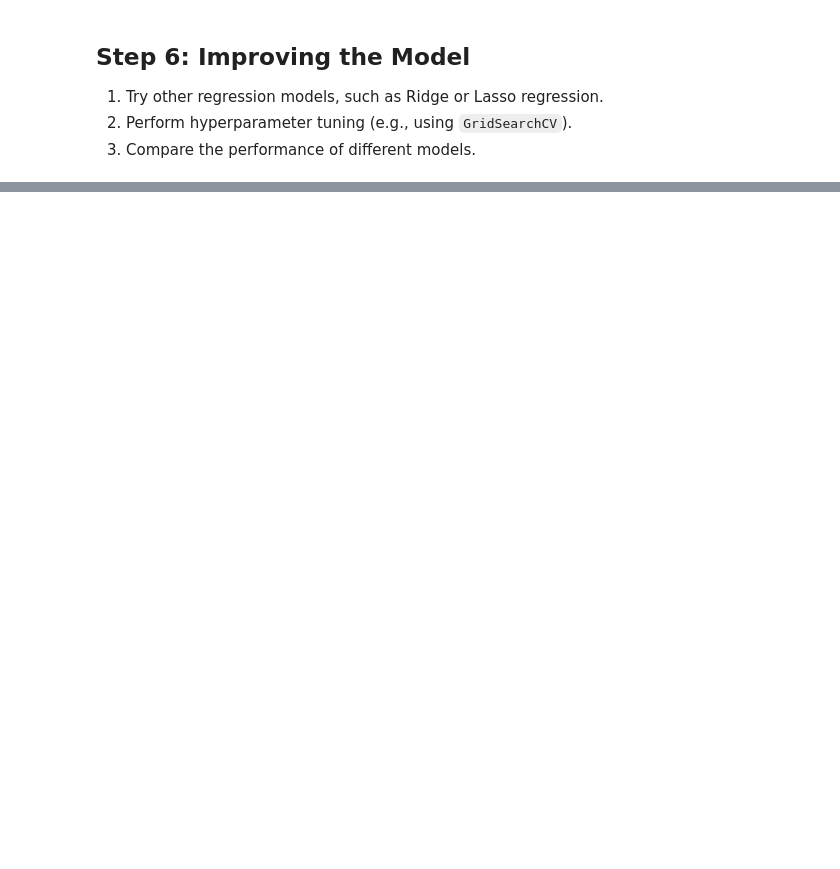
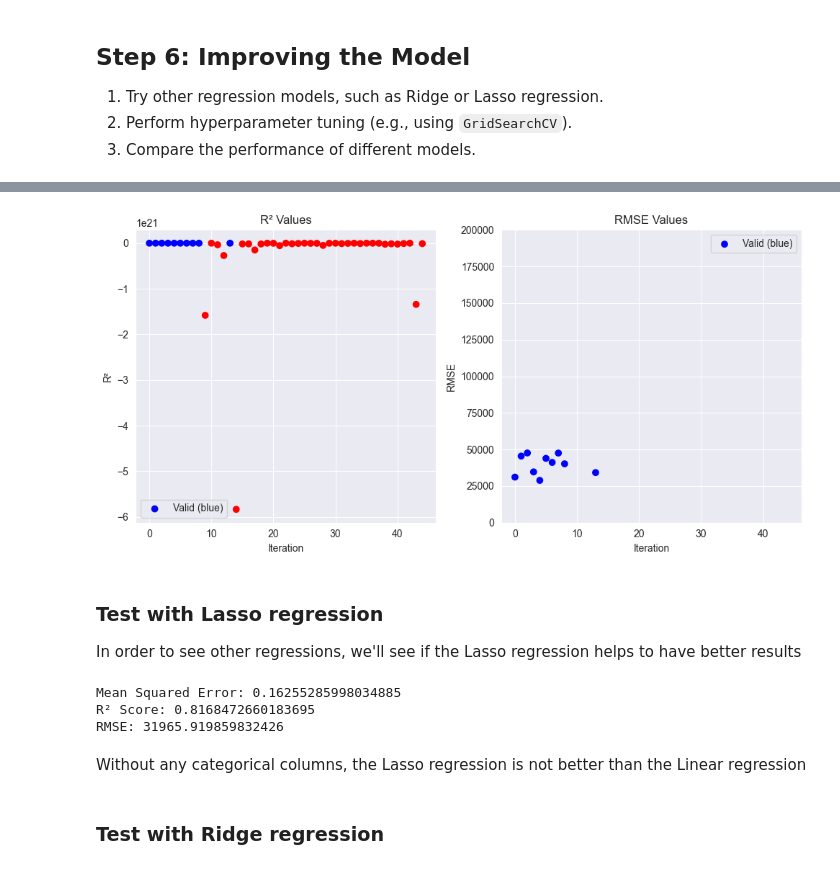
Before and after one commit to lombarma/HousePricePredicition, a Jupyter notebook: House_Price_Prediction_Exercises.ipynb, the cells around one changed output, grey strips where cells are left out. Saved outputs shown, nothing was run; the diff lists cells and outputs as text; code cells hidden in the pictures; blank space fills up the shorter version.

```diff
--- a/House_Price_Prediction_Exercises.ipynb
+++ b/House_Price_Prediction_Exercises.ipynb
@@ -349,0 +421,32 @@ A RMSE of 28623 means that the predictions are close of 28623$ from the original
+# %%
+iterations = list(d_metrics.keys())
+r2_values = [d_metrics[i][0] for i in iterations]
+rmse_values = [d_metrics[i][1] for i in iterations]
+validity = [d_metrics[i][2] for i in iterations]
+
+colors = ['blue' if valid else 'red' for valid in validity]
+
+figure, axis = plt.subplots(1, 2, figsize=(10, 5))
+
+# Graphique R²
+axis[0].scatter(iterations, r2_values, c=colors, label='R² values')
+axis[0].set_title("R² Values")
+axis[0].set_xlabel("Iteration")
+axis[0].set_ylabel("R²")
+axis[0].legend(["Valid (blue)", "Problematic (red)"])
+
+# Graphique RMSE
+axis[1].scatter(iterations, rmse_values, c=colors, label='RMSE values')
+axis[1].set_title("RMSE Values")
+axis[1].set_xlabel("Iteration")
+axis[1].set_ylabel("RMSE")
+axis[1].set_ylim(0, 200000)
+axis[1].legend(["Valid (blue)", "Problematic (red)"])
+
+plt.tight_layout()
+plt.show()
+# %% [output]
+[figure, added]
+# %% [markdown]
+### Test with Lasso regression
+In order to see other regressions, we'll see if the Lasso regression helps to have better results
@@ -349,0 +458,15 @@ A RMSE of 28623 means that the predictions are close of 28623$ from the original
+# %%
+mse = mean_squared_error(y_test, lasso_pred)
+r2 = r2_score(y_test, lasso_pred)
+rmse = np.sqrt(mse * (scaler.scale_[-1] ** 2))
+print(f'Mean Squared Error: {mse}')
+print(f'R² Score: {r2}')
+print(f"RMSE: {rmse}")
+# %% [output]
+Mean Squared Error: 0.16255285998034885
+R² Score: 0.8168472660183695
+RMSE: 31965.919859832426
+# %% [markdown]
+Without any categorical columns, the Lasso regression is not better than the Linear regression
+# %% [markdown]
+### Test with Ridge regression
```
Also changed, not shown: parts of 19 cells of this notebook.
